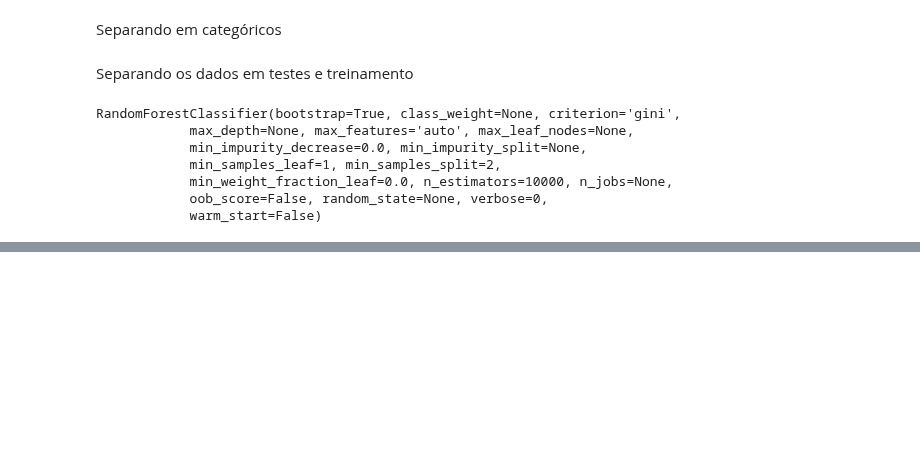
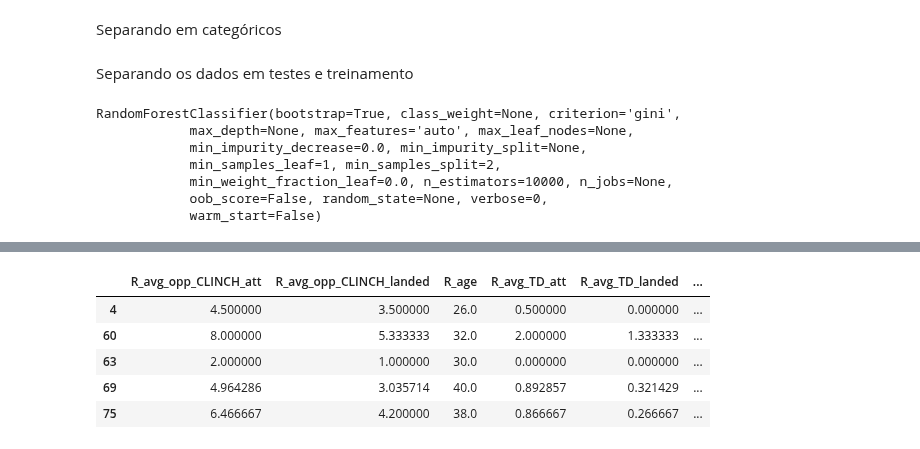
Before and after one commit to VergaraC/Dados_P3, a Jupyter notebook: Projeto3_Sujo/Sujo_Edgard/Projeto3_Sujo_Edgard.ipynb, the cells around one changed output, grey strips where cells are left out. Drawn from its saved outputs; the diff is of its cells as text; code cells hidden in the pictures; blank space fills up the shorter version.

```diff
--- a/Projeto3_Sujo/Sujo_Edgard/Projeto3_Sujo_Edgard.ipynb
+++ b/Projeto3_Sujo/Sujo_Edgard/Projeto3_Sujo_Edgard.ipynb
@@ -214,3 +214,13 @@ for index,row in Fator_por_corr.iterrows():
         inuteis.append(row['Fator'])
     else:
         uteis.append(row['Fator'])
+# %%
+data_heavy_util_relevante = data_heavy_util.loc[:,uteis]
+data_heavy_util_relevante.head()
+# %% [output]
+|  | R_avg_opp_CLINCH_att | R_avg_opp_CLINCH_landed | R_age | R_avg_TD_att | R_avg_TD_landed | ... |
+| 4 | 4.500000 | 3.500000 | 26.0 | 0.500000 | 0.000000 | ... |
+| 60 | 8.000000 | 5.333333 | 32.0 | 2.000000 | 1.333333 | ... |
+| 63 | 2.000000 | 1.000000 | 30.0 | 0.000000 | 0.000000 | ... |
+| 69 | 4.964286 | 3.035714 | 40.0 | 0.892857 | 0.321429 | ... |
+| 75 | 6.466667 | 4.200000 | 38.0 | 0.866667 | 0.266667 | ... |
```
Also changed, not shown: parts of 3 cells of this notebook, 1 other file.
